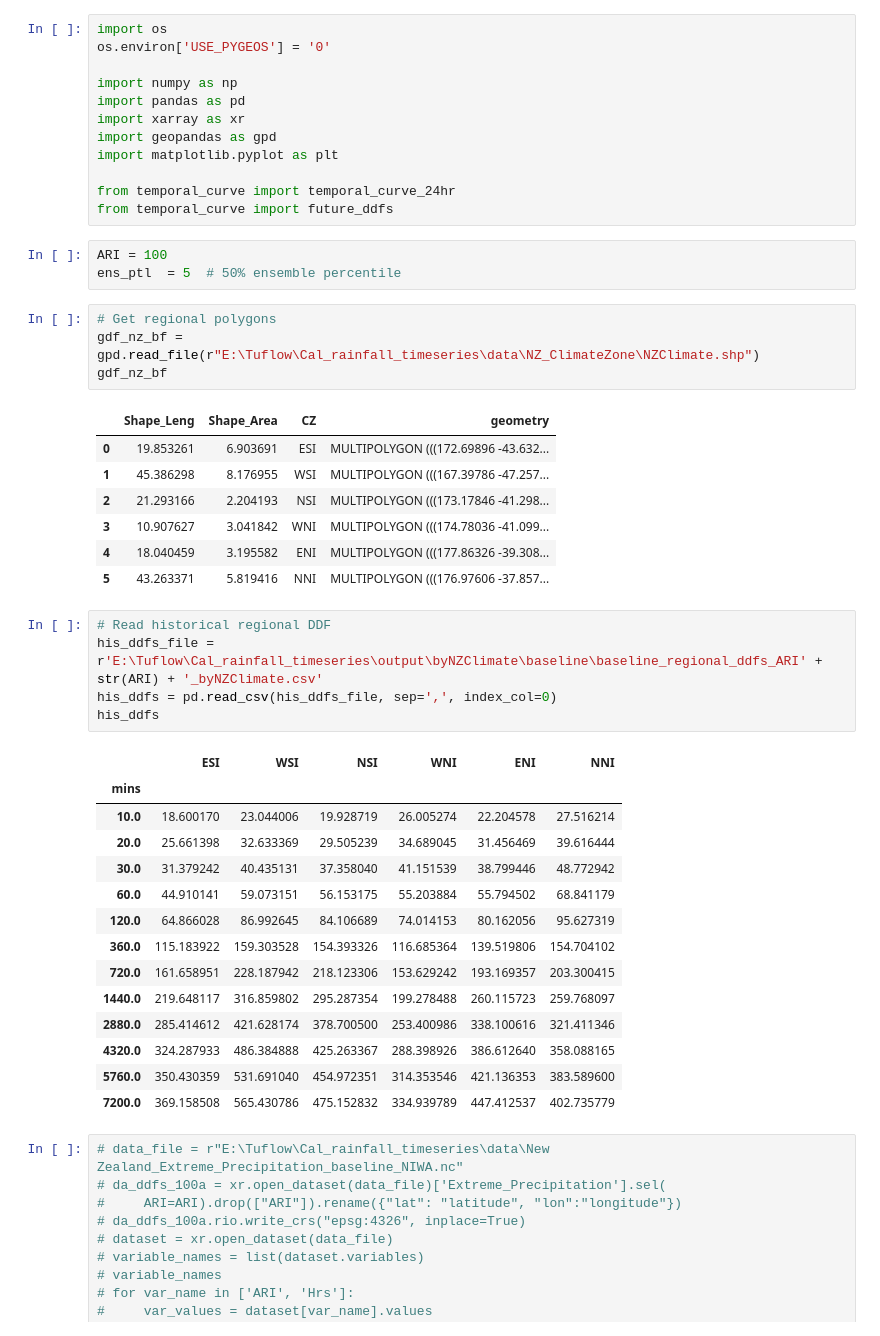
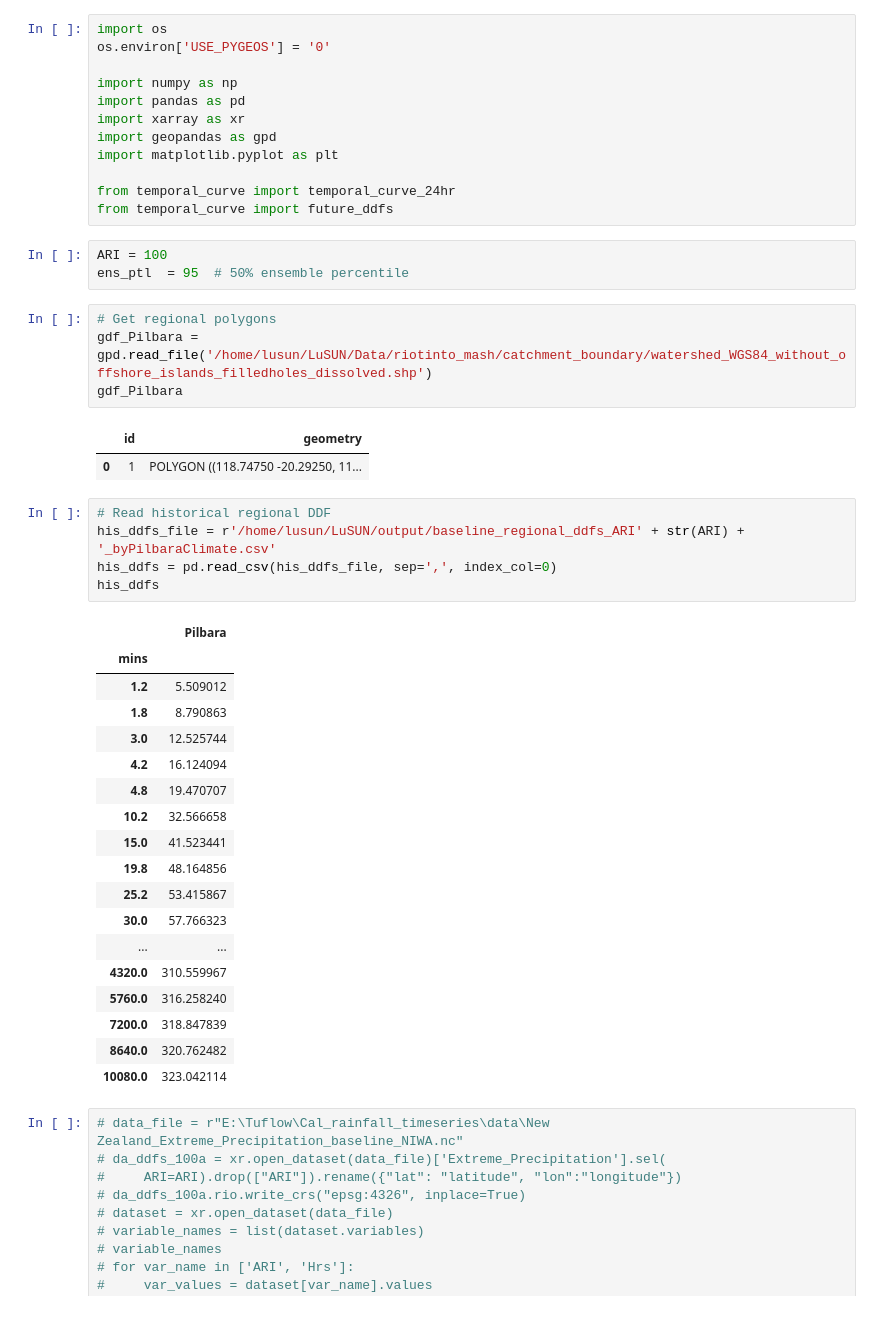
Before and after one commit to louiesun2016/rainfall_DDF, a Jupyter notebook: 03_Cal_future_regional_temporal_curve.ipynb, the cells around one changed output. Drawn from its saved outputs; the diff is of its cells as text.

```diff
--- a/03_Cal_future_regional_temporal_curve.ipynb
+++ b/03_Cal_future_regional_temporal_curve.ipynb
@@ -12,39 +12,38 @@ from temporal_curve import temporal_curve_24hr
 from temporal_curve import future_ddfs
 # %%
 ARI = 100
-ens_ptl  = 5  # 50% ensemble percentile
+ens_ptl  = 95  # 50% ensemble percentile
 # %%
 # Get regional polygons
-gdf_nz_bf = gpd.read_file(r"E:\Tuflow\Cal_rainfall_timeseries\data\NZ_ClimateZone\NZClimate.shp")
-gdf_nz_bf
+gdf_Pilbara = gpd.read_file('/home/lusun/LuSUN/Data/riotinto_mash/catchment_boundary/watershed_WGS84_without_offshore_islands_filledholes_dissolved.shp')
+gdf_Pilbara
 # %% [output]
-|  | Shape_Leng | Shape_Area | CZ | geometry |
-| 0 | 19.853261 | 6.903691 | ESI | MULTIPOLYGON (((172.69896 -43.632... |
-| 1 | 45.386298 | 8.176955 | WSI | MULTIPOLYGON (((167.39786 -47.257... |
-| 2 | 21.293166 | 2.204193 | NSI | MULTIPOLYGON (((173.17846 -41.298... |
-| 3 | 10.907627 | 3.041842 | WNI | MULTIPOLYGON (((174.78036 -41.099... |
-| 4 | 18.040459 | 3.195582 | ENI | MULTIPOLYGON (((177.86326 -39.308... |
-| 5 | 43.263371 | 5.819416 | NNI | MULTIPOLYGON (((176.97606 -37.857... |
+|  | id | geometry |
+| 0 | 1 | POLYGON ((118.74750 -20.29250, 11... |
 # %%
 # Read historical regional DDF
-his_ddfs_file = r'E:\Tuflow\Cal_rainfall_timeseries\output\byNZClimate\baseline\baseline_regional_ddfs_ARI' + str(ARI) + '_byNZClimate.csv'
+his_ddfs_file = r'/home/lusun/LuSUN/output/baseline_regional_ddfs_ARI' + str(ARI) + '_byPilbaraClimate.csv'
 his_ddfs = pd.read_csv(his_ddfs_file, sep=',', index_col=0)
 his_ddfs
 # %% [output]
-|  | ESI | WSI | NSI | WNI | ENI | NNI |
-| mins |  |  |  |  |  |  |
-| 10.0 | 18.600170 | 23.044006 | 19.928719 | 26.005274 | 22.204578 | 27.516214 |
-| 20.0 | 25.661398 | 32.633369 | 29.505239 | 34.689045 | 31.456469 | 39.616444 |
-| 30.0 | 31.379242 | 40.435131 | 37.358040 | 41.151539 | 38.799446 | 48.772942 |
-| 60.0 | 44.910141 | 59.073151 | 56.153175 | 55.203884 | 55.794502 | 68.841179 |
-| 120.0 | 64.866028 | 86.992645 | 84.106689 | 74.014153 | 80.162056 | 95.627319 |
-| 360.0 | 115.183922 | 159.303528 | 154.393326 | 116.685364 | 139.519806 | 154.704102 |
-| 720.0 | 161.658951 | 228.187942 | 218.123306 | 153.629242 | 193.169357 | 203.300415 |
-| 1440.0 | 219.648117 | 316.859802 | 295.287354 | 199.278488 | 260.115723 | 259.768097 |
-| 2880.0 | 285.414612 | 421.628174 | 378.700500 | 253.400986 | 338.100616 | 321.411346 |
-| 4320.0 | 324.287933 | 486.384888 | 425.263367 | 288.398926 | 386.612640 | 358.088165 |
-| 5760.0 | 350.430359 | 531.691040 | 454.972351 | 314.353546 | 421.136353 | 383.589600 |
-| 7200.0 | 369.158508 | 565.430786 | 475.152832 | 334.939789 | 447.412537 | 402.735779 |
+|  | Pilbara |
+| mins |  |
+| 1.2 | 5.509012 |
+| 1.8 | 8.790863 |
+| 3.0 | 12.525744 |
+| 4.2 | 16.124094 |
+| 4.8 | 19.470707 |
+| 10.2 | 32.566658 |
+| 15.0 | 41.523441 |
+| 19.8 | 48.164856 |
+| 25.2 | 53.415867 |
+| 30.0 | 57.766323 |
+| ... | ... |
+| 4320.0 | 310.559967 |
+| 5760.0 | 316.258240 |
+| 7200.0 | 318.847839 |
+| 8640.0 | 320.762482 |
+| 10080.0 | 323.042114 |
 # %%
 # data_file = r"E:\Tuflow\Cal_rainfall_timeseries\data\New Zealand_Extreme_Precipitation_baseline_NIWA.nc"
 # da_ddfs_100a = xr.open_dataset(data_file)['Extreme_Precipitation'].sel(
```
Also changed, not shown: parts of 10 cells of this notebook.
